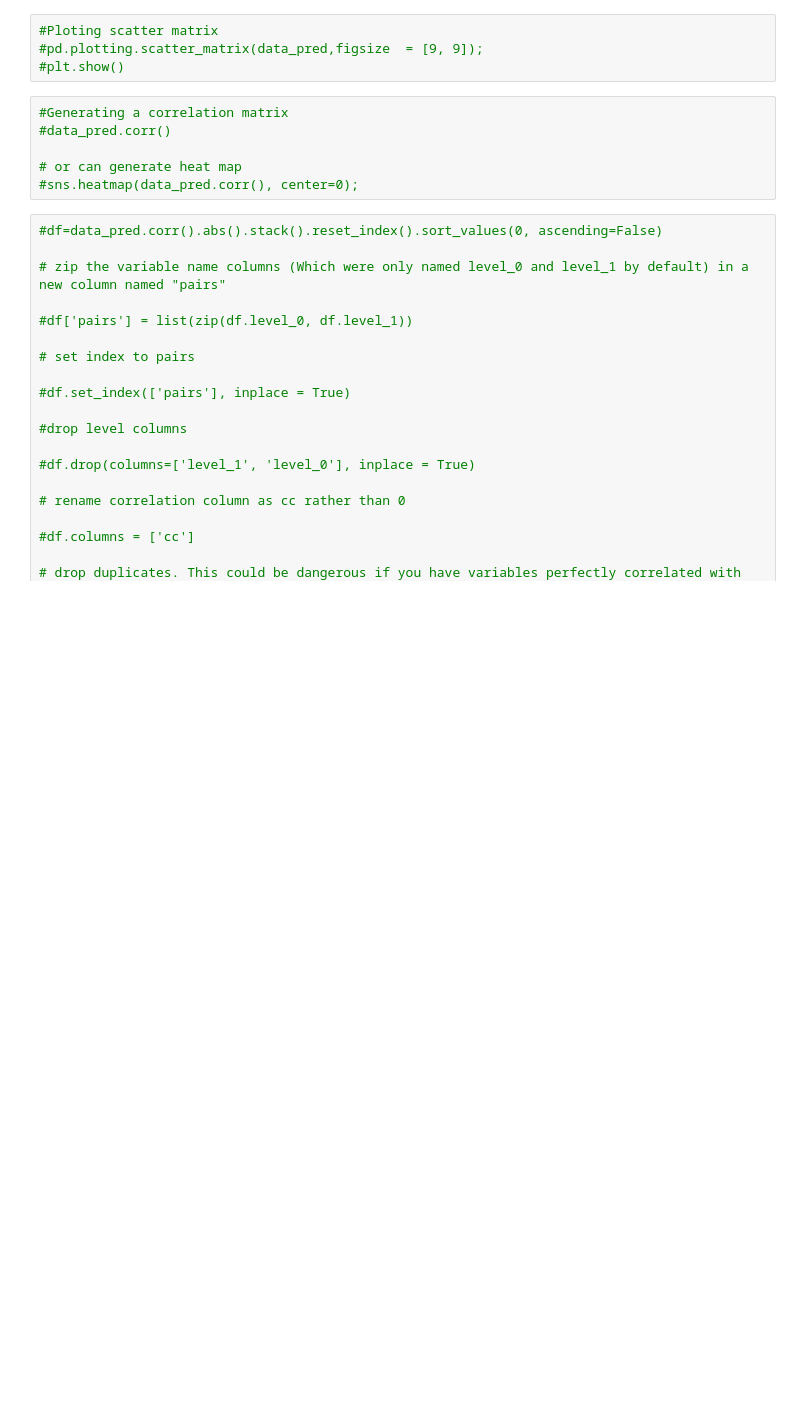
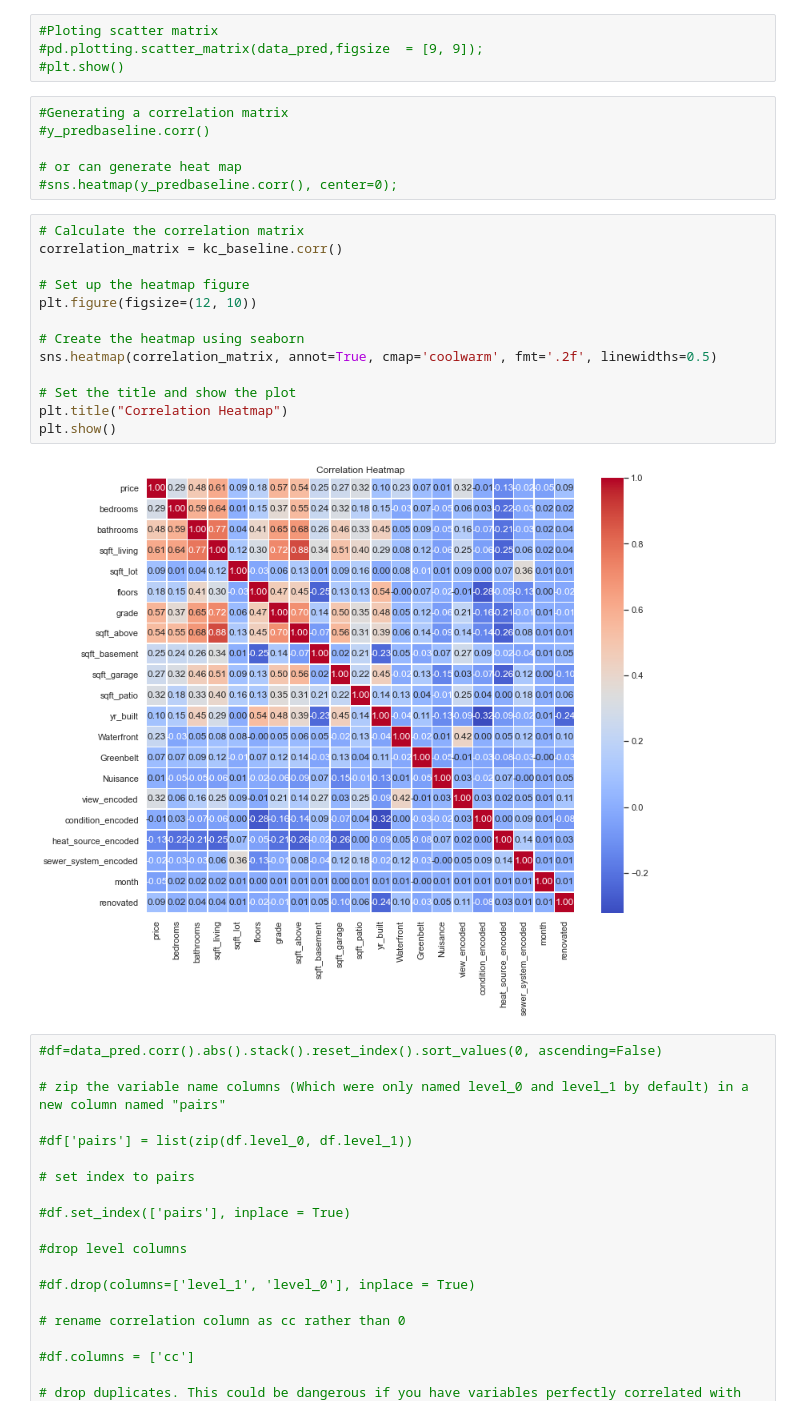
Before and after one commit to ldwilker10/dsc-phase-2-project-v2-5, a Jupyter notebook: Primary_Draft.ipynb, the cells around one changed output. Cells and saved outputs as stored; diff of their text form; blank space fills up the shorter version.

```diff
--- a/Primary_Draft.ipynb
+++ b/Primary_Draft.ipynb
@@ -701,10 +706,25 @@ Checking for RMSE and MAE using SKlearn
 #plt.show()
 # %%
 #Generating a correlation matrix
-#data_pred.corr()
+#y_predbaseline.corr()
 
 # or can generate heat map
-#sns.heatmap(data_pred.corr(), center=0);
+#sns.heatmap(y_predbaseline.corr(), center=0);
+# %%
+# Calculate the correlation matrix
+correlation_matrix = kc_baseline.corr()
+
+# Set up the heatmap figure
+plt.figure(figsize=(12, 10))
+
+# Create the heatmap using seaborn
+sns.heatmap(correlation_matrix, annot=True, cmap='coolwarm', fmt='.2f', linewidths=0.5)
+
+# Set the title and show the plot
+plt.title("Correlation Heatmap")
+plt.show()
+# %% [output]
+[figure, added]
 # %%
 #df=data_pred.corr().abs().stack().reset_index().sort_values(0, ascending=False)
 
```
Also changed, not shown: parts of 16 cells of this notebook.
